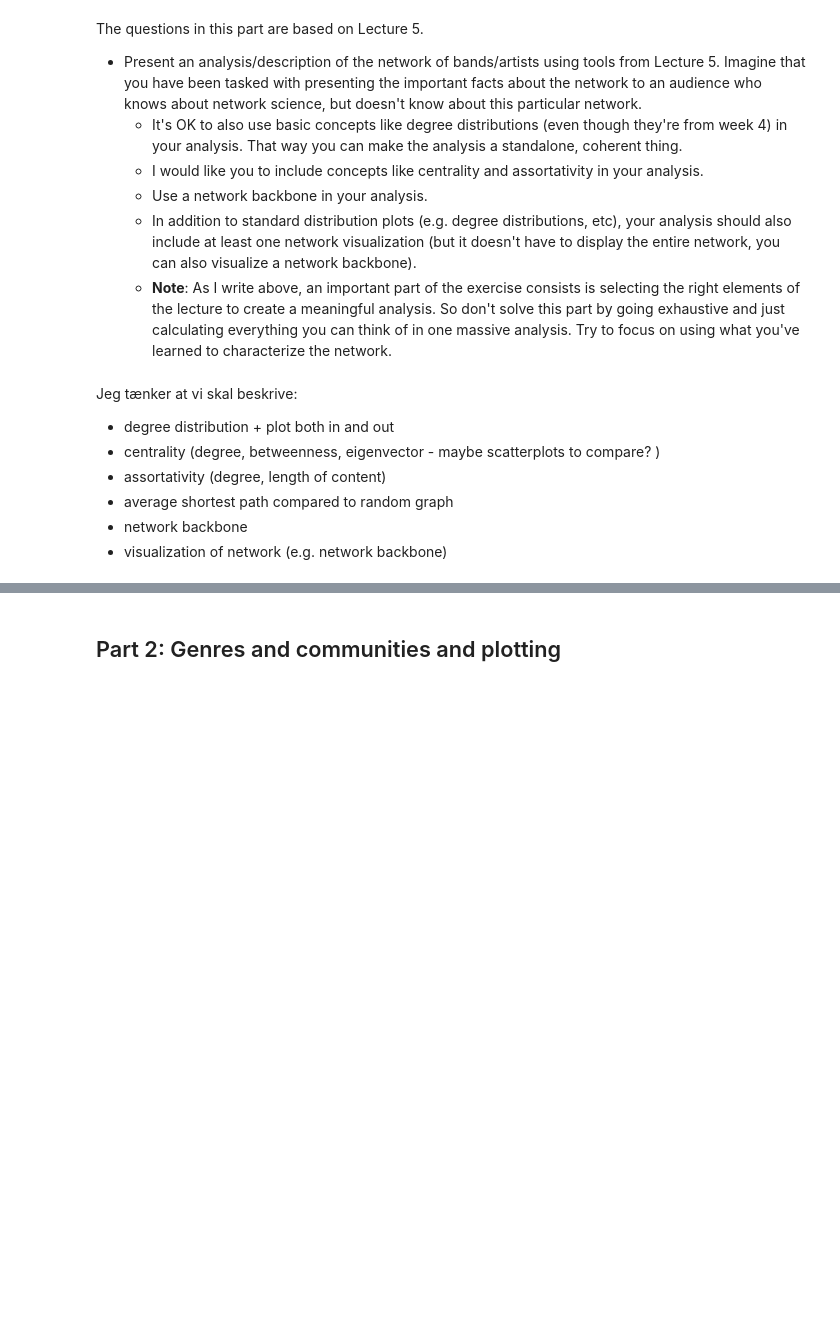
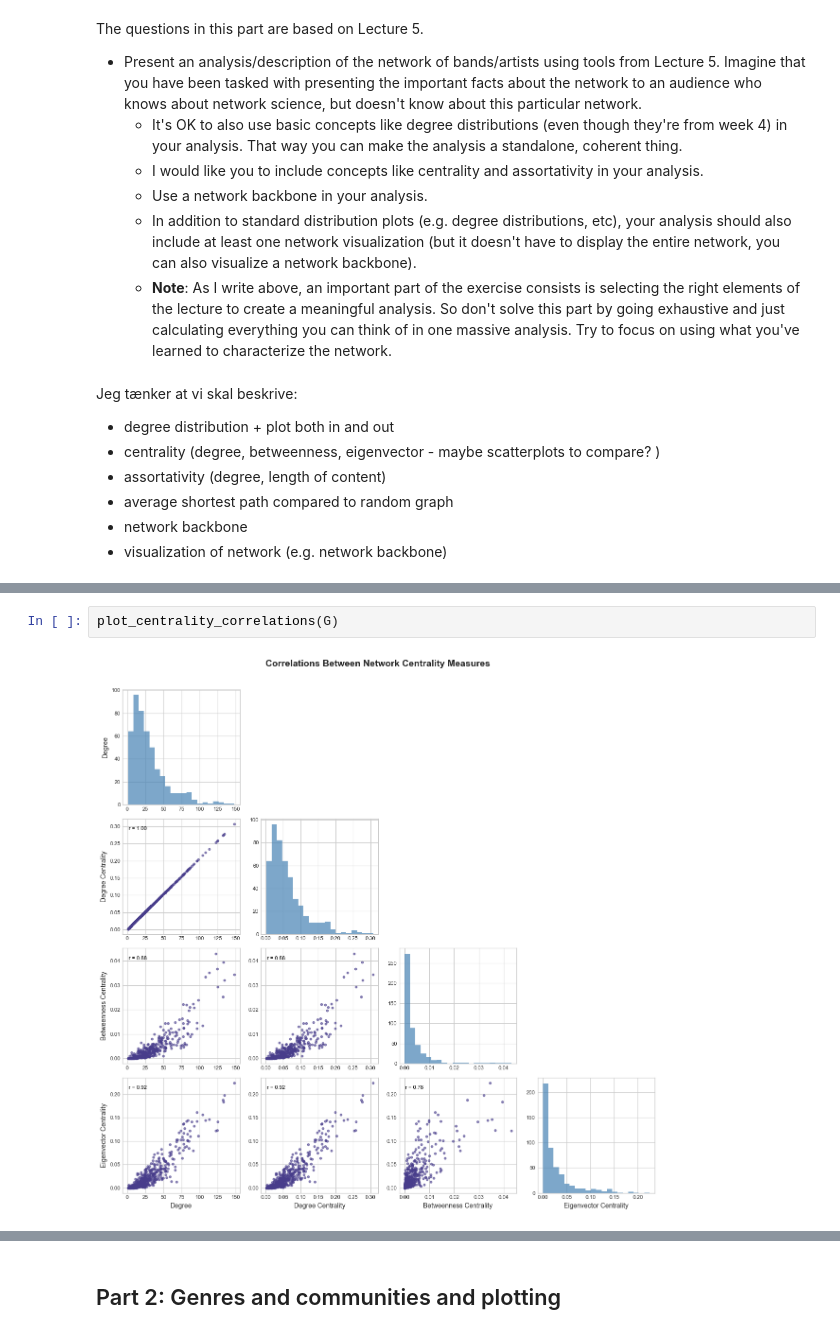
Before and after one commit to sorenstange/02805_Social_graphs_and_interactions, a Jupyter notebook: Assignment_2.ipynb, the cells around one changed output, grey strips where cells are left out. Saved outputs shown, nothing was run; the diff lists cells and outputs as text; blank space fills up the shorter version.

```diff
--- a/Assignment_2.ipynb
+++ b/Assignment_2.ipynb
@@ -232,0 +298,4 @@ Paul_McCartney
+# %%
+plot_centrality_correlations(G)
+# %% [output]
+[figure, added]
```
Also changed, not shown: parts of 11 cells of this notebook.
